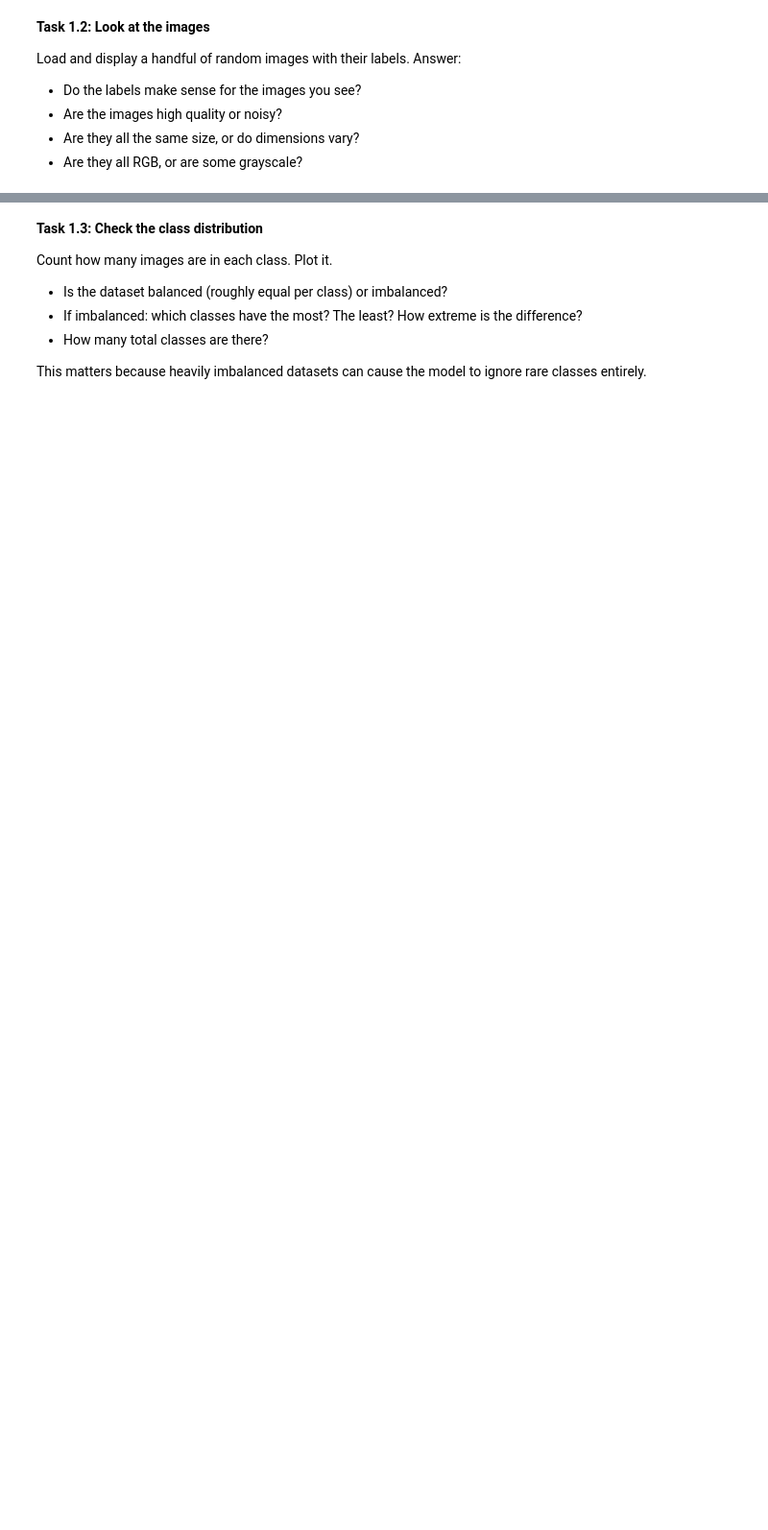
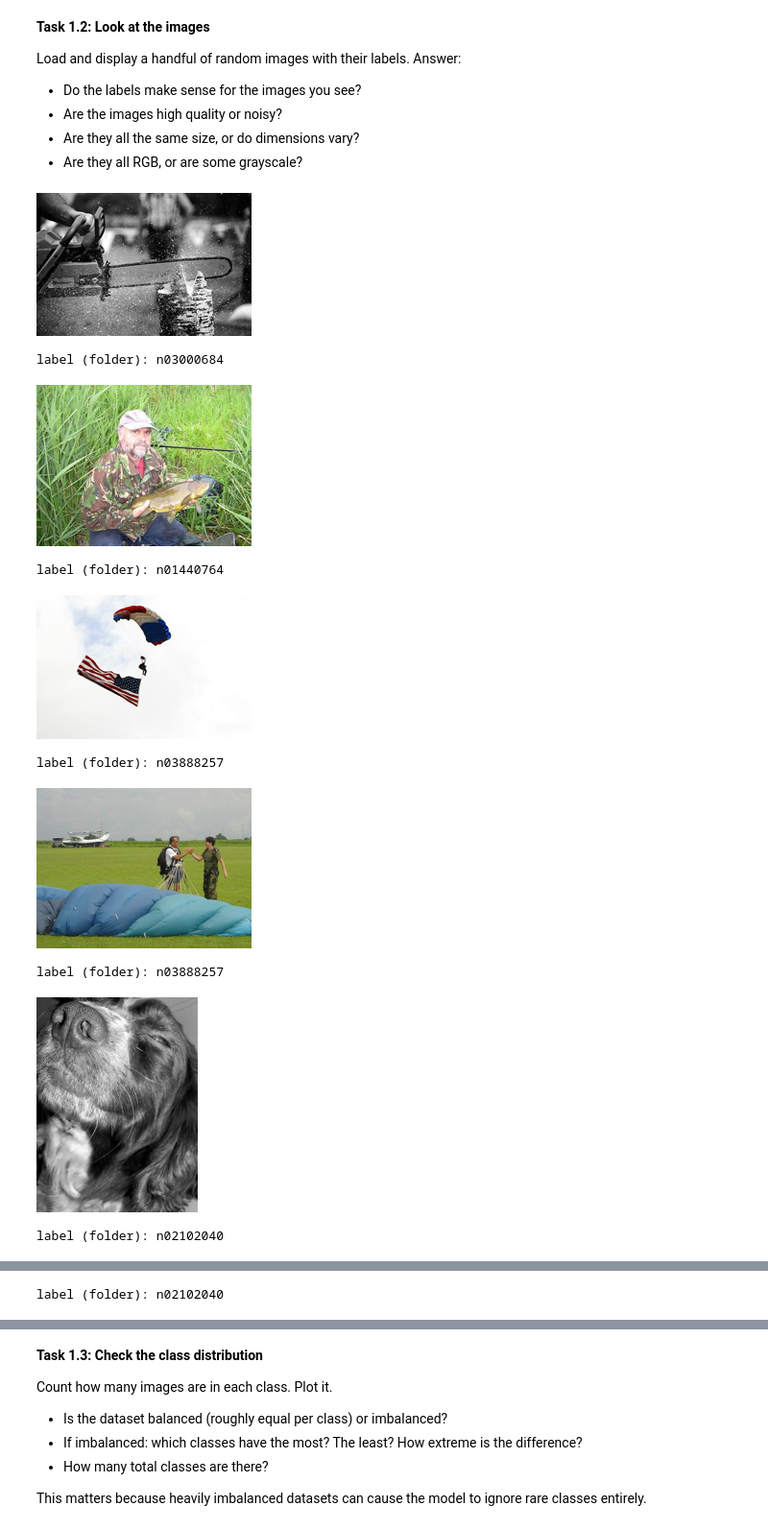
Before and after one commit to herengissa/assignment-1, a Jupyter notebook: 02_exercise_train_your_own.ipynb, the cells around one changed output, grey strips where cells are left out. Shown at 96% size. Saved outputs shown, nothing was run; the diff lists cells and outputs as text; code cells hidden in the pictures; blank space fills up the shorter version.

```diff
--- a/02_exercise_train_your_own.ipynb
+++ b/02_exercise_train_your_own.ipynb
@@ -161,3 +166,11 @@ Download your chosen dataset. Before loading anything into Python, look at how t
 Which structure does your dataset use? This determines how you'll set up the DataBlock in Phase 2.
 # %%
 # Download the dataset and explore the file structure
+from fastai.vision.all import *
+
+path = untar_data(URLs.IMAGENETTE_320)
+path
+
+path.ls()
+(path/'train').ls()[:5]
+(path/'val').ls()[:5]
@@ -172,3 +187,24 @@ Load and display a handful of random images with their labels. Answer:
 - Are they all RGB, or are some grayscale?
 # %%
 # Display several sample images with their labels
+from fastai.vision.all import *
+import random
+
+train_files = get_image_files(path/'train')
+val_files   = get_image_files(path/'val')
+
+# titta på några slumpade bilder (train)
+for fn in random.sample(train_files, 6):
+    display(PILImage.create(fn).to_thumb(224,224))
+    print("label (folder):", fn.parent.name)
+# %% [output]
+[figure, added]
+label (folder): n03000684
+[figure, added]
+label (folder): n01440764
+[figure, added]
+label (folder): n03888257
+[figure, added]
+label (folder): n03888257
+[figure, added]
+label (folder): n02102040
@@ -174,0 +212 @@ Load and display a handful of random images with their labels. Answer:
+label (folder): n02102040
```
Also changed, not shown: parts of 22 cells of this notebook.
